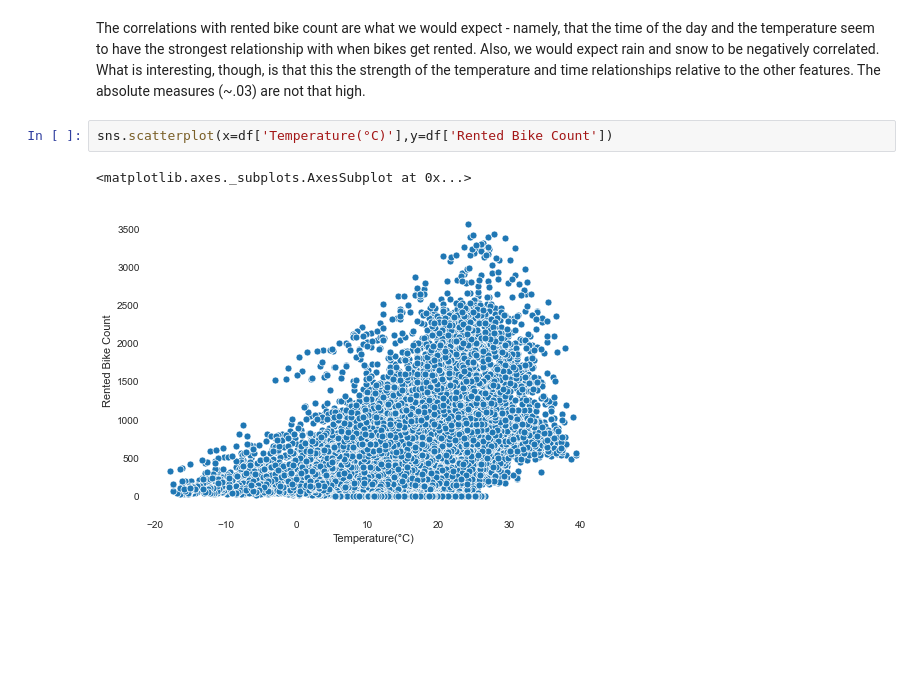
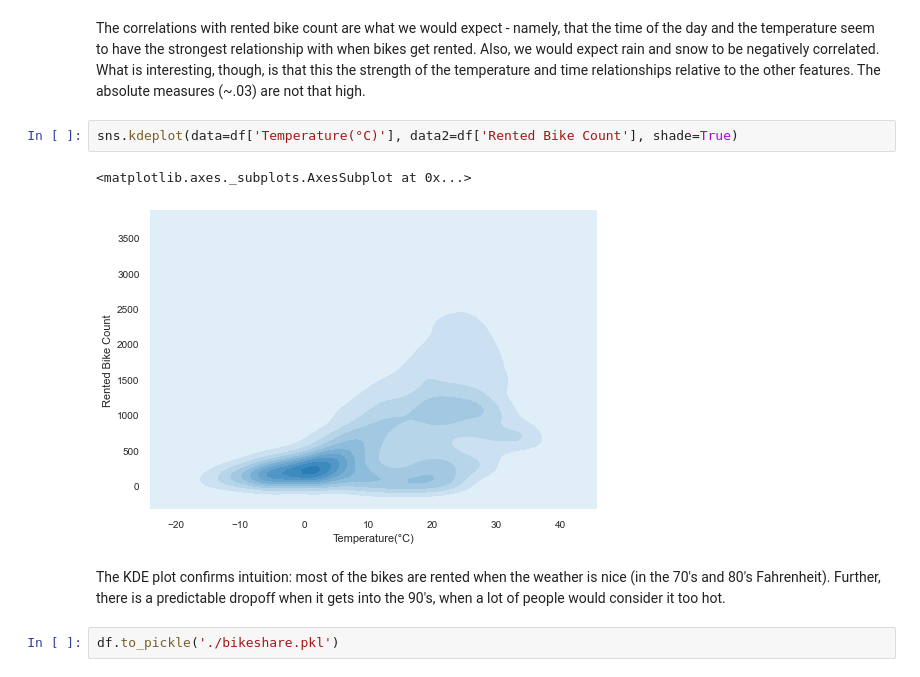
Before and after one commit to tahentx/bikeshare, a Jupyter notebook: bikeshare_eda.ipynb, the cells around one changed output. Cells and saved outputs as stored; diff of their text form; blank space fills up the shorter version.

```diff
--- a/bikeshare_eda.ipynb
+++ b/bikeshare_eda.ipynb
@@ -34,7 +52,11 @@ sns.heatmap(corr, mask=mask, cmap=cmap, vmax=.3, center=0,
 
 The correlations with rented bike count are what we would expect - namely, that the time of the day and the temperature seem to have the strongest relationship with when bikes get rented. Also, we would expect rain and snow to be negatively correlated. What is interesting, though, is that this the strength of the temperature and time relationships relative to the other features. The absolute measures (~.03) are not that high.
 # %%
-sns.scatterplot(x=df['Temperature(°C)'],y=df['Rented Bike Count'])
+sns.kdeplot(data=df['Temperature(°C)'], data2=df['Rented Bike Count'], shade=True)
 # %% [output]
 <matplotlib.axes._subplots.AxesSubplot at 0x...>
-[figure, old version]
+[figure, new version]
+# %% [markdown]
+The KDE plot confirms intuition: most of the bikes are rented when the weather is nice (in the 70's and 80's Fahrenheit). Further, there is a predictable dropoff when it gets into the 90's, when a lot of people would consider it too hot.
+# %%
+df.to_pickle('./bikeshare.pkl')
```
Also changed, not shown: parts of 1 cell of this notebook, 2 other files.
